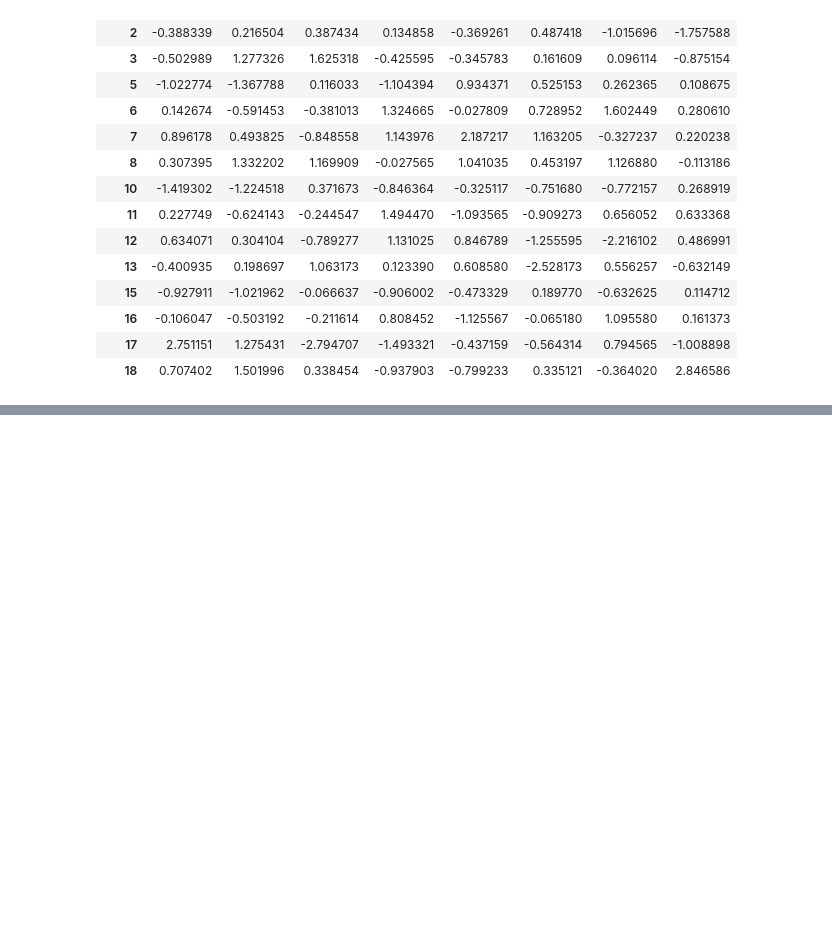
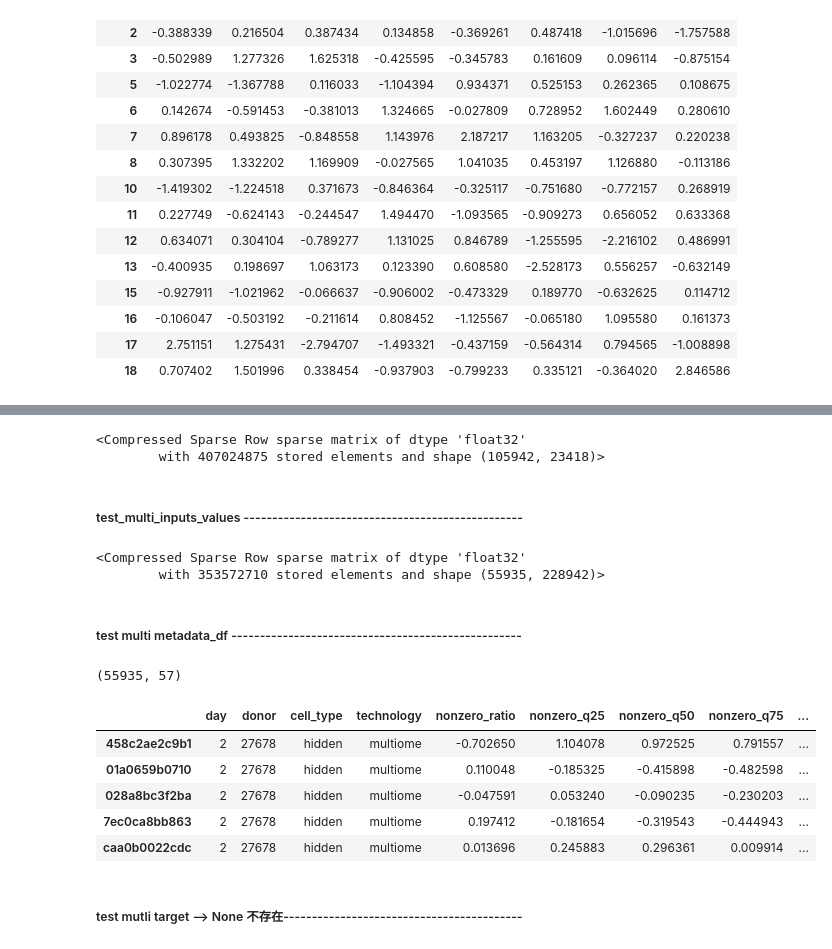
Before and after one commit to chrenx/mini-proj-nus, a Jupyter notebook: debug.ipynb, the cells around one changed output, grey strips where cells are left out. Saved outputs shown, nothing was run; the diff lists cells and outputs as text; code cells hidden in the pictures; blank space fills up the shorter version.

```diff
--- a/debug.ipynb
+++ b/debug.ipynb
@@ -342,0 +419,40 @@ df
+# %%
+targets_path = "train_multi_targets_values.sparse.npz"
+train_multi_targets_values = scipy.sparse.load_npz(os.path.join(data_dir, targets_path))
+train_multi_targets_values
+# %% [output]
+<Compressed Sparse Row sparse matrix of dtype 'float32'
+        with 407024875 stored elements and shape (105942, 23418)>
+# %% [markdown]
+##### test_multi_inputs_values -------------------------------------------------
+# %%
+inputs_path = "test_multi_inputs_values.sparse.npz"
+test_multi_inputs_values = scipy.sparse.load_npz(os.path.join(data_dir, inputs_path))
+test_multi_inputs_values
+# %% [output]
+<Compressed Sparse Row sparse matrix of dtype 'float32'
+        with 353572710 stored elements and shape (55935, 228942)>
+# %% [markdown]
+##### test multi metadata_df ---------------------------------------------------
+# %%
+input_index = np.load(os.path.join(data_dir, "test_multi_inputs_idxcol.npz"), allow_pickle=True)["index"]
+metadata_df = pd.read_parquet(os.path.join(data_dir, "metadata.parquet"))
+metadata_df = metadata_df.set_index("cell_id")
+metadata_df = metadata_df.loc[input_index, :]
+cell_statistics_df = pd.read_parquet(os.path.join(data_dir, "normalized_multi_cell_statistics.parquet"))
+metadata_df = pd.merge(metadata_df, cell_statistics_df, left_index=True, right_index=True)
+metadata_df["group"] = get_group_id(metadata_df)
+batch_statistics_df = pd.read_parquet(os.path.join(data_dir, "normalized_multi_batch_statistics.parquet"))
+metadata_df = pd.merge(metadata_df, batch_statistics_df, left_on="group", right_index=True)
+print(metadata_df.shape)
+metadata_df.head()
+# %% [output]
+(55935, 57)
+|  | day | donor | cell_type | technology | nonzero_ratio | nonzero_q25 | nonzero_q50 | nonzero_q75 | ... |
+| 458c2ae2c9b1 | 2 | 27678 | hidden | multiome | -0.702650 | 1.104078 | 0.972525 | 0.791557 | ... |
+| 01a0659b0710 | 2 | 27678 | hidden | multiome | 0.110048 | -0.185325 | -0.415898 | -0.482598 | ... |
+| 028a8bc3f2ba | 2 | 27678 | hidden | multiome | -0.047591 | 0.053240 | -0.090235 | -0.230203 | ... |
+| 7ec0ca8bb863 | 2 | 27678 | hidden | multiome | 0.197412 | -0.181654 | -0.319543 | -0.444943 | ... |
+| caa0b0022cdc | 2 | 27678 | hidden | multiome | 0.013696 | 0.245883 | 0.296361 | 0.009914 | ... |
+# %% [markdown]
+##### test mutli target --> None 不存在------------------------------------------
```
Also changed, not shown: parts of 22 cells of this notebook, 3 other files.
